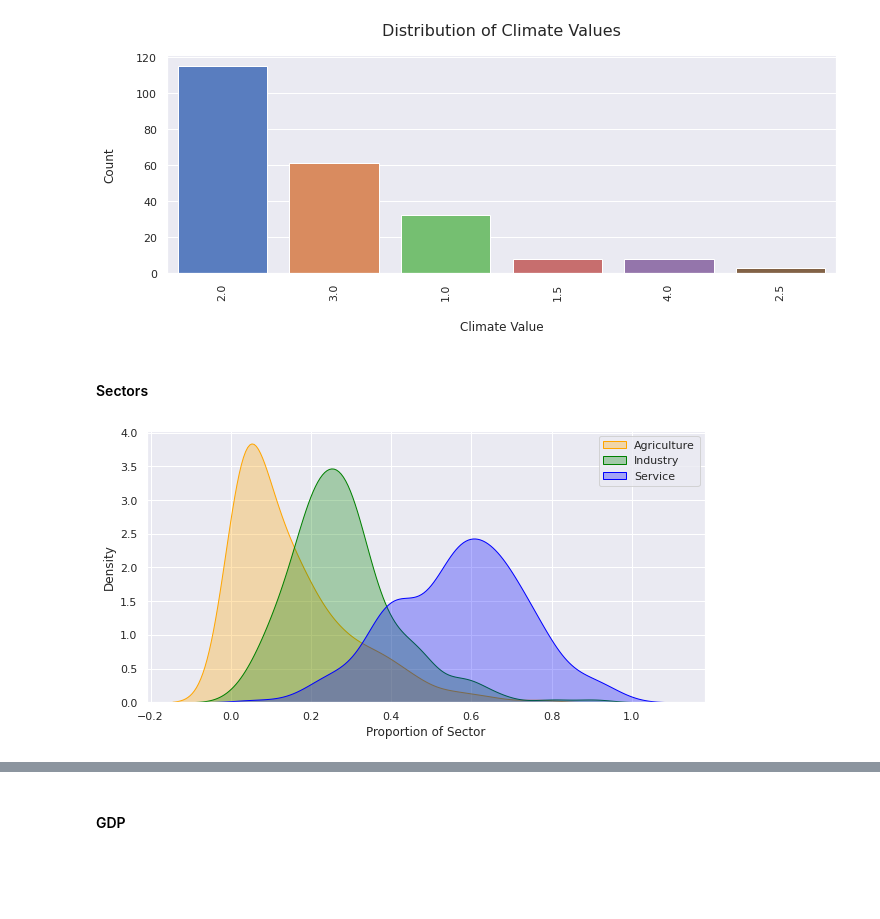
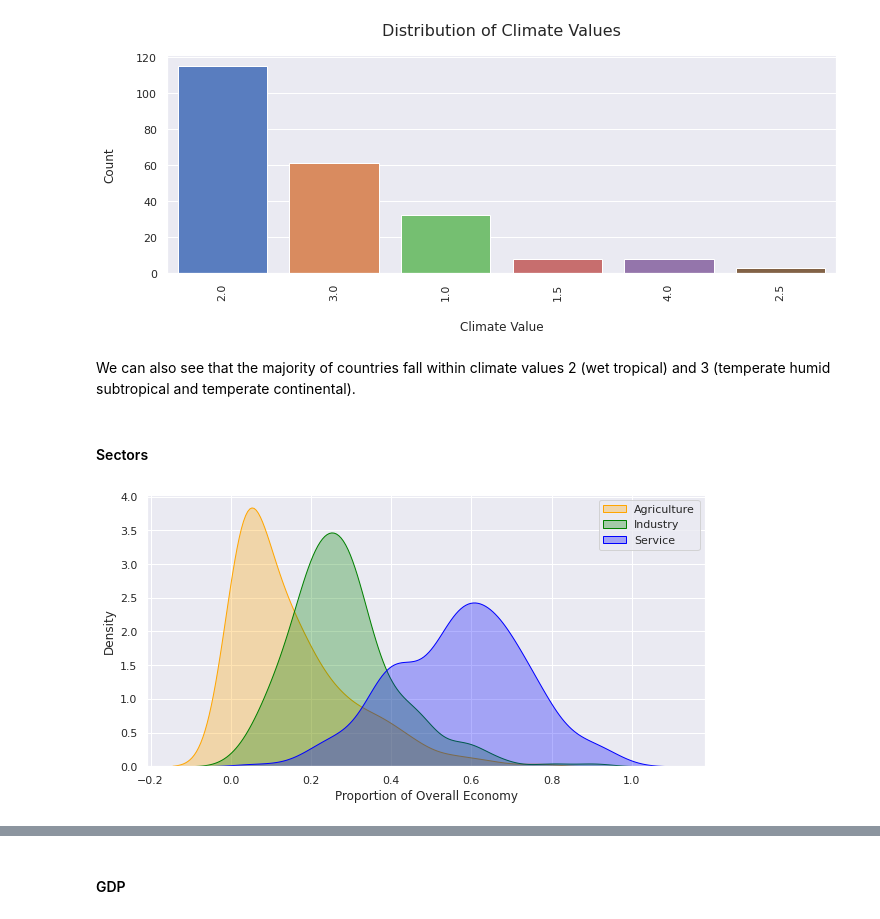
Before and after one commit to dan-grant-hunter/Countries_of_the_World, a Jupyter notebook: countries_of_the_world.ipynb, the cells around one changed output, grey strips where cells are left out. Saved outputs shown, nothing was run; the diff lists cells and outputs as text; code cells hidden in the pictures; blank space fills up the shorter version.

```diff
--- a/countries_of_the_world.ipynb
+++ b/countries_of_the_world.ipynb
@@ -462,12 +484,14 @@ plt.title('Distribution of Climate Values', fontsize=16, pad=20);
+# %% [markdown]
+We can also see that the majority of countries fall within climate values 2 (wet tropical) and 3 (temperate humid subtropical and temperate continental).
 # %% [markdown]
 #### Sectors
 # %%
 # Proportion of each sector
 plt.figure(figsize=(10,5))
-sns.kdeplot(data["agriculture"], color='orange',shade=True, alpha=.3, label="Agriculture")
-sns.kdeplot(data["industry"], color='green',shade=True, alpha=.3, label="Industry")
-sns.kdeplot(data["service"], color='blue',shade=True, alpha=.3, label="Service")
-plt.xlabel("Proportion of Sector")
+sns.kdeplot(data['agriculture'], color='orange', shade=True, alpha=.3, label='Agriculture')
+sns.kdeplot(data['industry'], color='green', shade=True, alpha=.3, label='Industry')
+sns.kdeplot(data['service'], color='blue', shade=True, alpha=.3, label='Service')
+plt.xlabel('Proportion of Overall Economy')
 plt.legend();
 # %% [output]
-[figure, old version]
+[figure, new version]
```
Also changed, not shown: parts of 194 cells of this notebook.
